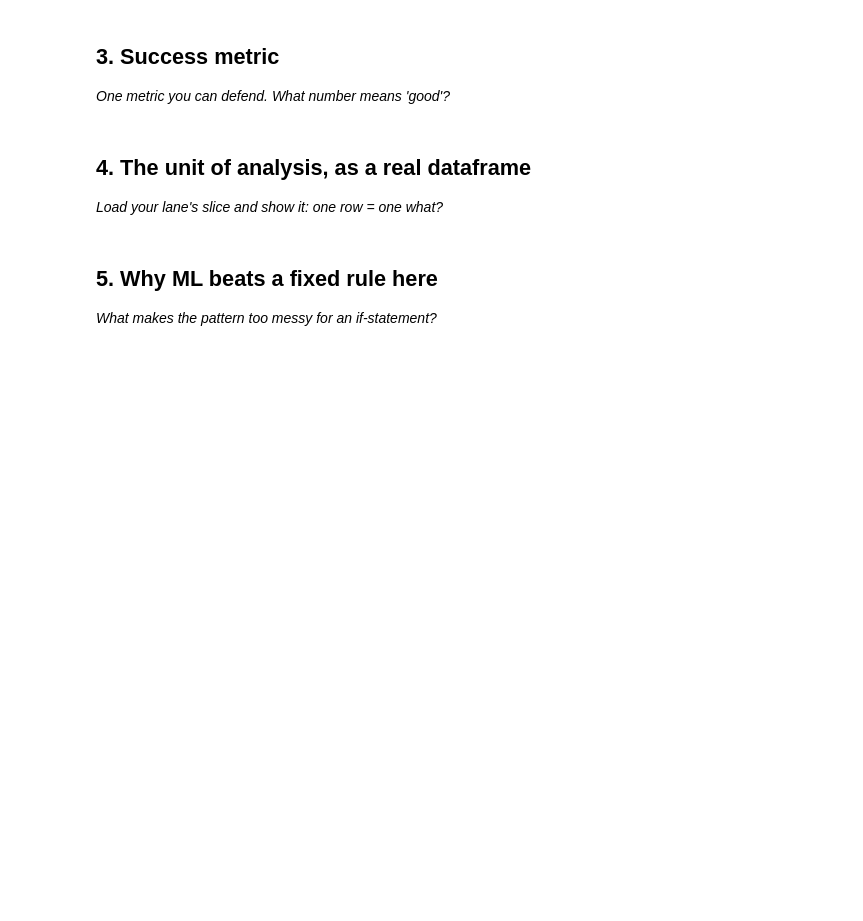
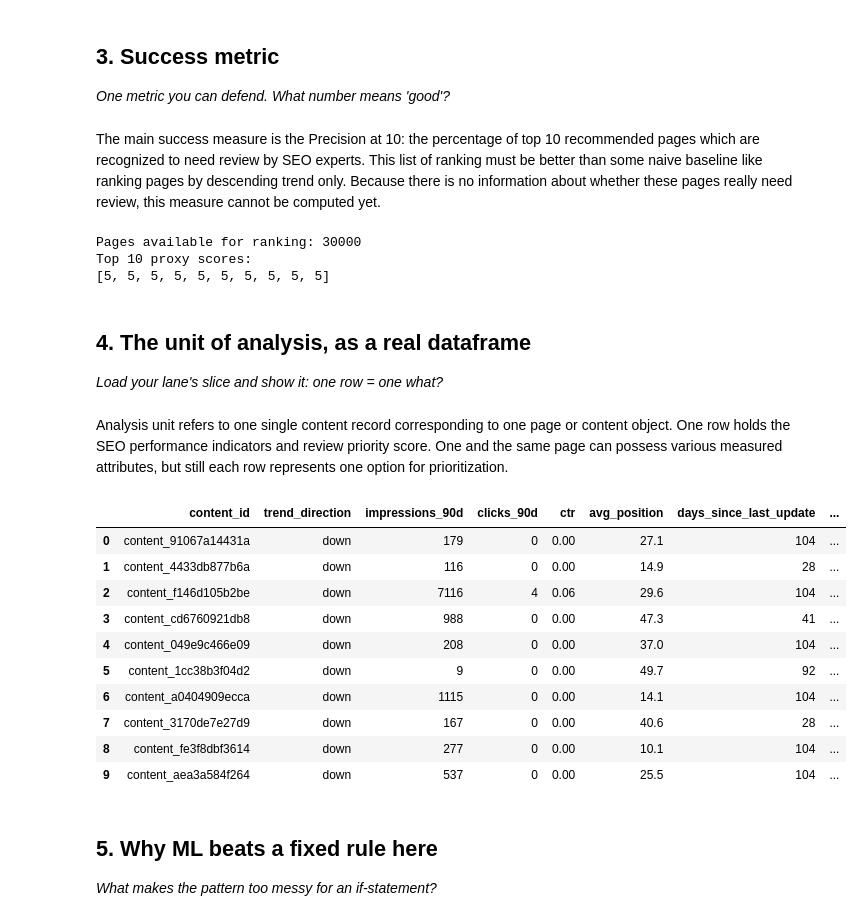
Before and after one commit to M-Abdullah-Nazeer/Flyrank-Ml-Pipeline, a Jupyter notebook: work/notebooks/w02_ml_task_framing.ipynb, the cells around one changed output. Saved outputs shown, nothing was run; the diff lists cells and outputs as text; code cells hidden in the pictures; blank space fills up the shorter version.

```diff
--- a/work/notebooks/w02_ml_task_framing.ipynb
+++ b/work/notebooks/w02_ml_task_framing.ipynb
@@ -24,16 +76,63 @@ This skeleton is yours to fill. Work the sections **in order** — each one has
 ## 3. Success metric
 
 *One metric you can defend. What number means 'good'?*
+# %% [markdown]
+The main success measure is the Precision at 10: the percentage of top 10 recommended pages which are recognized to need review by SEO experts. This list of ranking must be better than some naive baseline like ranking pages by descending trend only. Because there is no information about whether these pages really need review, this measure cannot be computed yet.
 # %%
 # This cell is for CODE (numbers, a query, a check).
 # Write your text answer in the cell ABOVE this one — typing sentences here breaks Run All.
+
+ranked_preview = df.sort_values(
+    "review_priority_proxy_score",
+    ascending=False
+)
+
+print("Pages available for ranking:", len(ranked_preview))
+print("Top 10 proxy scores:")
+print(ranked_preview["review_priority_proxy_score"].head(10).tolist())
+# %% [output]
+Pages available for ranking: 30000
+Top 10 proxy scores:
+[5, 5, 5, 5, 5, 5, 5, 5, 5, 5]
 # %% [markdown]
 ## 4. The unit of analysis, as a real dataframe
 
 *Load your lane's slice and show it: one row = one what?*
+# %% [markdown]
+Analysis unit refers to one single content record corresponding to one page or content object. One row holds the SEO performance indicators and review priority score. One and the same page can possess various measured attributes, but still each row represents one option for prioritization.
 # %%
 # This cell is for CODE (numbers, a query, a check).
 # Write your text answer in the cell ABOVE this one — typing sentences here breaks Run All.
+
+columns_to_show = [
+    "content_id",
+    "trend_direction",
+    "impressions_90d",
+    "clicks_90d",
+    "ctr",
+    "avg_position",
+    "days_since_last_update",
+    "review_priority_proxy_score"
+]
+
+display(
+    df[columns_to_show]
+    .sort_values("review_priority_proxy_score", ascending=False)
+    .head(10)
+    .reset_index(drop=True)
+)
+# %% [output]
+|  | content_id | trend_direction | impressions_90d | clicks_90d | ctr | avg_position | days_since_last_update | ... |
+| 0 | content_91067a14431a | down | 179 | 0 | 0.00 | 27.1 | 104 | ... |
+| 1 | content_4433db877b6a | down | 116 | 0 | 0.00 | 14.9 | 28 | ... |
+| 2 | content_f146d105b2be | down | 7116 | 4 | 0.06 | 29.6 | 104 | ... |
+| 3 | content_cd6760921db8 | down | 988 | 0 | 0.00 | 47.3 | 41 | ... |
+| 4 | content_049e9c466e09 | down | 208 | 0 | 0.00 | 37.0 | 104 | ... |
+| 5 | content_1cc38b3f04d2 | down | 9 | 0 | 0.00 | 49.7 | 92 | ... |
+| 6 | content_a0404909ecca | down | 1115 | 0 | 0.00 | 14.1 | 104 | ... |
+| 7 | content_3170de7e27d9 | down | 167 | 0 | 0.00 | 40.6 | 28 | ... |
+| 8 | content_fe3f8dbf3614 | down | 277 | 0 | 0.00 | 10.1 | 104 | ... |
+| 9 | content_aea3a584f264 | down | 537 | 0 | 0.00 | 25.5 | 104 | ... |
 # %% [markdown]
 ## 5. Why ML beats a fixed rule here
 
```
Also changed, not shown: parts of 7 cells of this notebook.
